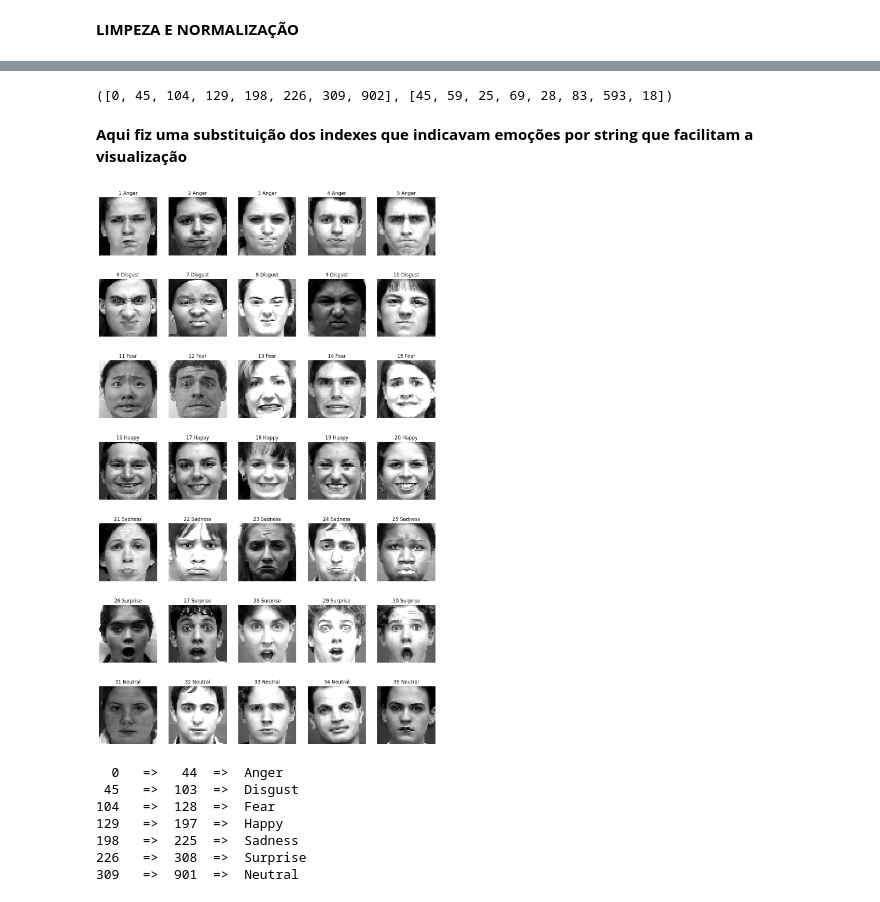
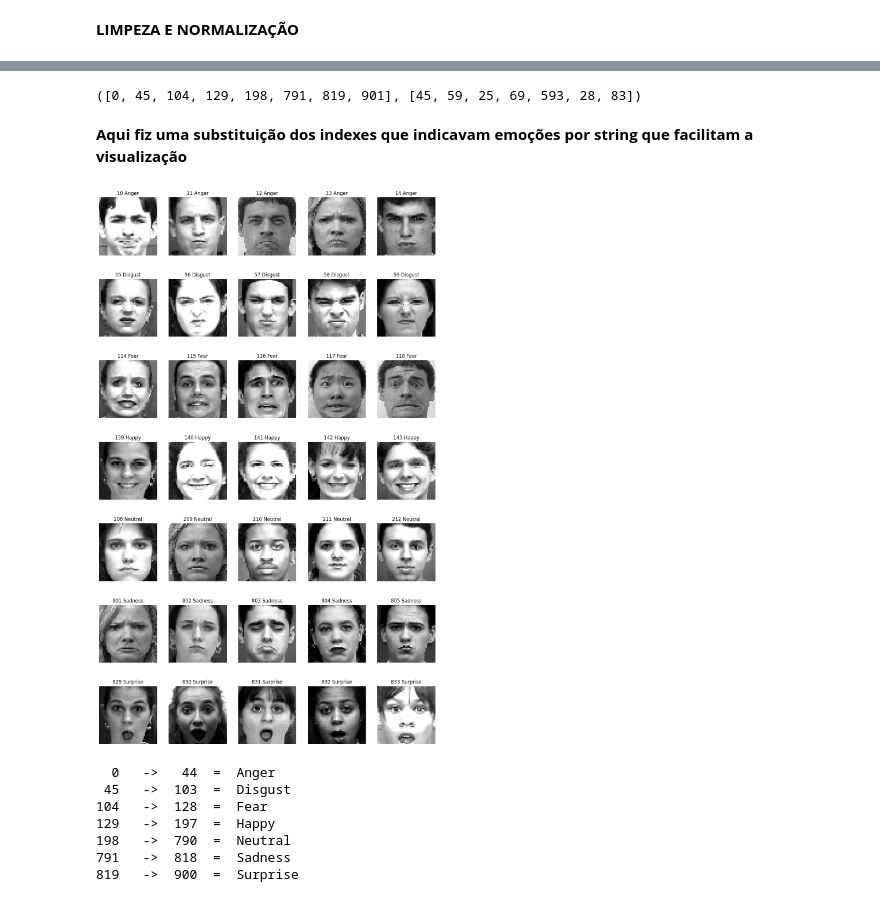
Before and after one commit to mawerneck/Projeto-Final-CoCADa, a Jupyter notebook: script.ipynb, the cells around one changed output, grey strips where cells are left out. Saved outputs shown, nothing was run; the diff lists cells and outputs as text; code cells hidden in the pictures.

```diff
--- a/script.ipynb
+++ b/script.ipynb
@@ -35,2 +37,4 @@ df["pixels"][0]
+# %%
+df = df[df["emotion"] != 7]
 # %% [markdown]
 **FUNÇÕES IMPORTANTES**
@@ -118,4 +166,16 @@ def process_pixels(pixel_str):
         return None  # Trata erros (e.g., string vazia)
 # %% [markdown]
 **LIMPEZA E NORMALIZAÇÃO**
+# %%
+df["emotion"] = df["emotion"].replace({
+    0: "Anger",
+    1: "Disgust",
+    2: "Fear",
+    3: "Happy",
+    4: "Sadness",
+    5: "Surprise",
+    6: "Neutral"
+}).astype(str)
+
+df = df.sort_values(by="emotion").reset_index(drop=True)
 # %%
@@ -128,11 +187,25 @@ array([34, 26, 15, ...,  3, 60, 39], shape=(2304,), dtype=uint8)
+# %%
+df_flatten["emotion"] = df_flatten["emotion"].replace({
+    0: "Anger",
+    1: "Disgust",
+    2: "Fear",
+    3: "Happy",
+    4: "Sadness",
+    5: "Surprise",
+    6: "Neutral"
+}).astype(str)
+
+df_flatten["emotion"] = df_flatten["emotion"].astype(str)
 # %%
 faces = df["pixels"].apply(lambda x: process_pixels(x).reshape(48, 48))
 faces_flatten = df["pixels"].apply(lambda x: process_pixels(x).flatten())
 # %%
-lenghts = df.groupby("emotion").count()["pixels"].to_list() # Pega a quantidade de imagens para cada emoção
-begin = df.groupby("emotion").head(1).index.to_list() # Pega a primeira ocorrência de cada emoção
-begin, lenghts
+lengths = df.groupby("emotion").size().to_list()
+begin = df.groupby("emotion").head(1).index.to_list()
+
+begin.append(901)
+begin, lengths
 # %% [output]
-([0, 45, 104, 129, 198, 226, 309, 902], [45, 59, 25, 69, 28, 83, 593, 18])
+([0, 45, 104, 129, 198, 791, 819, 901], [45, 59, 25, 69, 593, 28, 83])
 # %% [markdown]
 **Aqui fiz uma substituição dos indexes que indicavam emoções por string que facilitam a visualização**
@@ -149,26 +212,26 @@ df_flatten["emotion"] = df_flatten["emotion"].replace({
 # %%
 plt.figure(figsize=(15, 25))
-k = 0
+k = 10
 for i in range(7):
     for j in range(5):
-        img = faces[begin[i] + j]
-        expression  = df_flatten.loc[begin[i] + j]["emotion"]
-        idx = i*5 + j +1
+        img = faces[begin[i] + j + k]
+        expression  = df_flatten.loc[begin[i] + j + k]["emotion"]
+        idx = i*5 + j + 1
         plt.subplot(7, 5, idx)
         plt.imshow(img, cmap="gray")
-        plt.title(f"{idx} {expression}", fontsize=12)
+        plt.title(f"{begin[i] + j + k} {expression}", fontsize=12)
         plt.axis("off")
 plt.show()
 # %% [output]
-[figure, old version]
+[figure, new version]
 # %%
 for i in range(7):
-    print(f"{begin[i]:>3}   =>  {(begin[i+1]-1):>3}  =>  {emotions[i]}")
+    print(f"{begin[i]:>3}   ->  {(begin[i+1]-1):>3}  =  {emotions[i]}")
 # %% [output]
-  0   =>   44  =>  Anger
- 45   =>  103  =>  Disgust
-104   =>  128  =>  Fear
-129   =>  197  =>  Happy
-198   =>  225  =>  Sadness
-226   =>  308  =>  Surprise
-309   =>  901  =>  Neutral
+  0   ->   44  =  Anger
+ 45   ->  103  =  Disgust
+104   ->  128  =  Fear
+129   ->  197  =  Happy
+198   ->  790  =  Neutral
+791   ->  818  =  Sadness
+819   ->  900  =  Surprise
```
Also changed, not shown: parts of 28 cells of this notebook.
